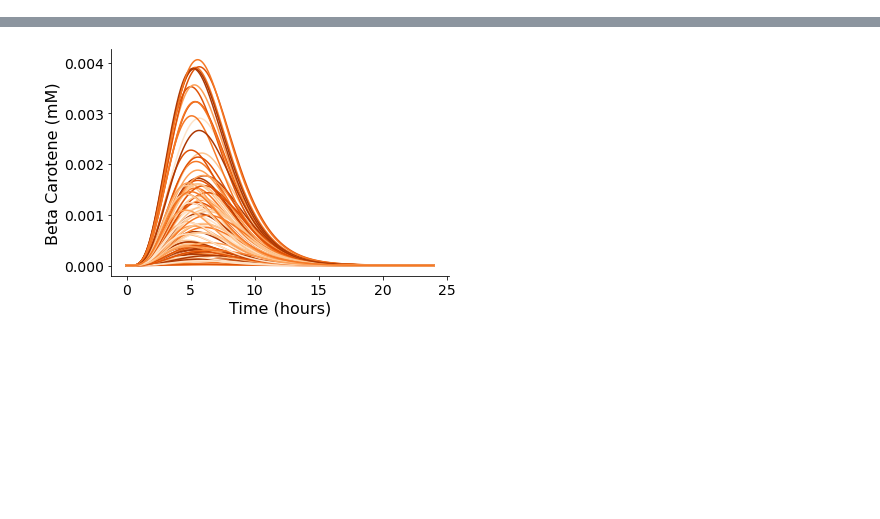
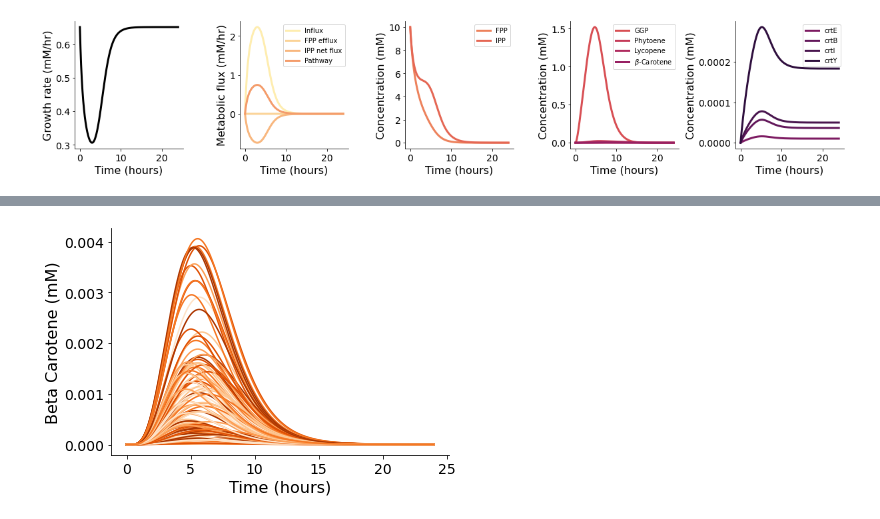
Before and after one commit to cjmerzbacher/joint-simulator, a Jupyter notebook: beta_carotene/bcar_viz.ipynb, the cells around one changed output, grey strips where cells are left out. Drawn from its saved outputs; the diff is of its cells as text; code cells hidden in the pictures; blank space fills up the shorter version.

```diff
--- a/beta_carotene/bcar_viz.ipynb
+++ b/beta_carotene/bcar_viz.ipynb
@@ -34,0 +38,6 @@ d.to_csv('exp_data/lhc_ur.csv')
+# %%
+fba_data = pd.read_csv("exp_data/burden/nc/fba_data_nc_total.csv")
+ode_data = pd.read_csv("exp_data/burden/nc/ode_data_nc_total.csv")
+sum_data = pd.read_csv("exp_data/burden/nc/sum_data_nc_total.csv")
+sum_data["objective"] = sum_data.burden/sum_data.bcar_tot
+print('N = ', len(sum_data))
@@ -34,0 +46,86 @@ d.to_csv('exp_data/lhc_ur.csv')
+# %%
+w = fba_data.W.unique()[0]
+fba = fba_data.loc[fba_data.W == w]
+ode = ode_data.loc[ode_data.W == w]
+# %%
+w_len = []
+for w in fba_data.W.unique():
+    fba = fba_data.loc[fba_data.W == w]
+    w_len.append(len(fba))
+# %%
+###FIGURE: Sample Bcar results
+palette = cmaps.matter.discrete(14).colors
+
+linewidth = 3
+axislabelsize=16
+axistickssize=14
+fig, axs = plt.subplots(1, 5, figsize=(17, 3.5))
+#Growth rate
+ax = axs[0]
+ax.plot(fba.time, fba.lam, lw=linewidth, color="black")
+ax.set_xlabel('Time (hours)', fontsize=axislabelsize)
+ax.set_ylabel('Growth rate (mM/hr)', fontsize=axislabelsize)
+ax.tick_params(axis='y', labelsize=axistickssize)
+ax.tick_params(axis='x', labelsize=axistickssize)
+for axis in ['top','right']:
+    ax.spines[axis].set_linewidth(0)
+
+#Fluxes
+ax = axs[1]
+ax.plot(fba.time, fba.v_in, lw=linewidth, color=palette[0], label=r'Influx')
+ax.plot(fba.time, fba.v_fpp, lw=linewidth, color=palette[1], label=r'FPP efflux')
+ax.plot(fba.time, fba.v_ipp, lw=linewidth, color=palette[2], label=r'IPP net flux')
+ax.plot(ode.time, ode.v_p, lw=linewidth, color=palette[3], label=r'Pathway')
+
+ax.set_xlabel('Time (hours)', fontsize=axislabelsize)
+ax.set_ylabel('Metabolic flux (mM/hr)', fontsize=axislabelsize)
+ax.tick_params(axis='y', labelsize=axistickssize)
+ax.tick_params(axis='x', labelsize=axistickssize)
+for axis in ['top','right']:
+    ax.spines[axis].set_linewidth(0)
+ax.legend()
+
+#Precursors
+ax = axs[2]
+ax.plot(ode.time, ode.fpp, lw=linewidth, color=palette[4], label='FPP')
+ax.plot(ode.time, ode.ipp, lw=linewidth, color=palette[5], label='IPP')
+ax.set_xlabel('Time (hours)', fontsize=axislabelsize)
+ax.set_ylabel('Concentration (mM)', fontsize=axislabelsize)
+ax.tick_params(axis='y', labelsize=axistickssize)
+ax.tick_params(axis='x', labelsize=axistickssize)
+for axis in ['top','right']:
+    ax.spines[axis].set_linewidth(0)
+ax.legend()
+
+#Pathway Metabolites
+ax = axs[3]
+ax.plot(ode.time, ode.ggp, lw=linewidth, color=palette[6], label='GGP')
+ax.plot(ode.time, ode.phy, lw=linewidth, color=palette[7], label='Phytoene')
+ax.plot(ode.time, ode.lyc, lw=linewidth, color=palette[8], label='Lycopene')
+ax.plot(ode.time, ode.bcar, lw=linewidth, color=palette[9], label=r'$\beta$-Carotene')
+
+ax.set_xlabel('Time (hours)', fontsize=axislabelsize)
+ax.set_ylabel('Concentration (mM)', fontsize=axislabelsize)
+ax.tick_params(axis='y', labelsize=axistickssize)
+ax.tick_params(axis='x', labelsize=axistickssize)
+for axis in ['top','right']:
+    ax.spines[axis].set_linewidth(0)
+ax.legend()
+
+#Enzymes
+ax = axs[4]
+ax.plot(ode.time, ode.crtE, lw=linewidth, color=palette[10], label='crtE')
+ax.plot(ode.time, ode.crtB, lw=linewidth, color=palette[11], label='crtB')
+ax.plot(ode.time, ode.crtI, lw=linewidth, color=palette[12], label='crtI')
+ax.plot(ode.time, ode.crtY, lw=linewidth, color=palette[13], label='crtY')
+ax.set_xlabel('Time (hours)', fontsize=axislabelsize)
+ax.set_ylabel('Concentration (mM)', fontsize=axislabelsize)
+ax.tick_params(axis='y', labelsize=axistickssize)
+ax.tick_params(axis='x', labelsize=axistickssize)
+ax.legend()
+for axis in ['top','right']:
+    ax.spines[axis].set_linewidth(0)
+
+fig.tight_layout()
+# %% [output]
+[figure, added]
```
Also changed, not shown: parts of 7 cells of this notebook, 1 other file.
